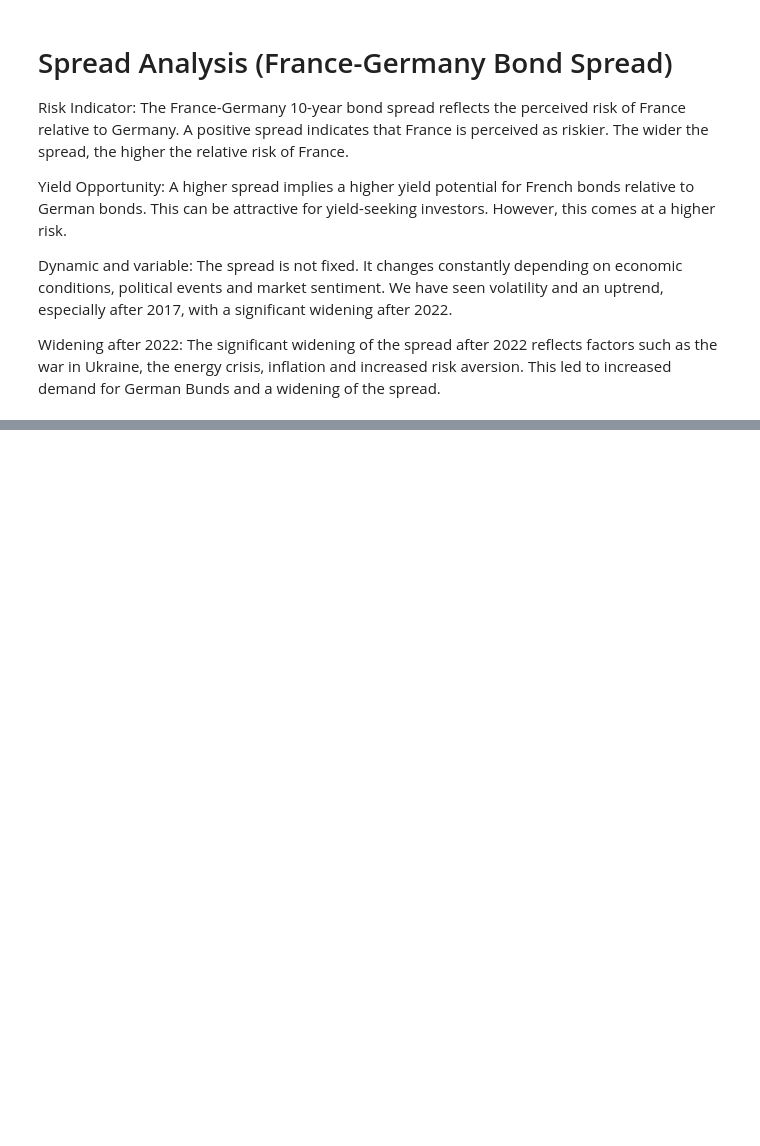
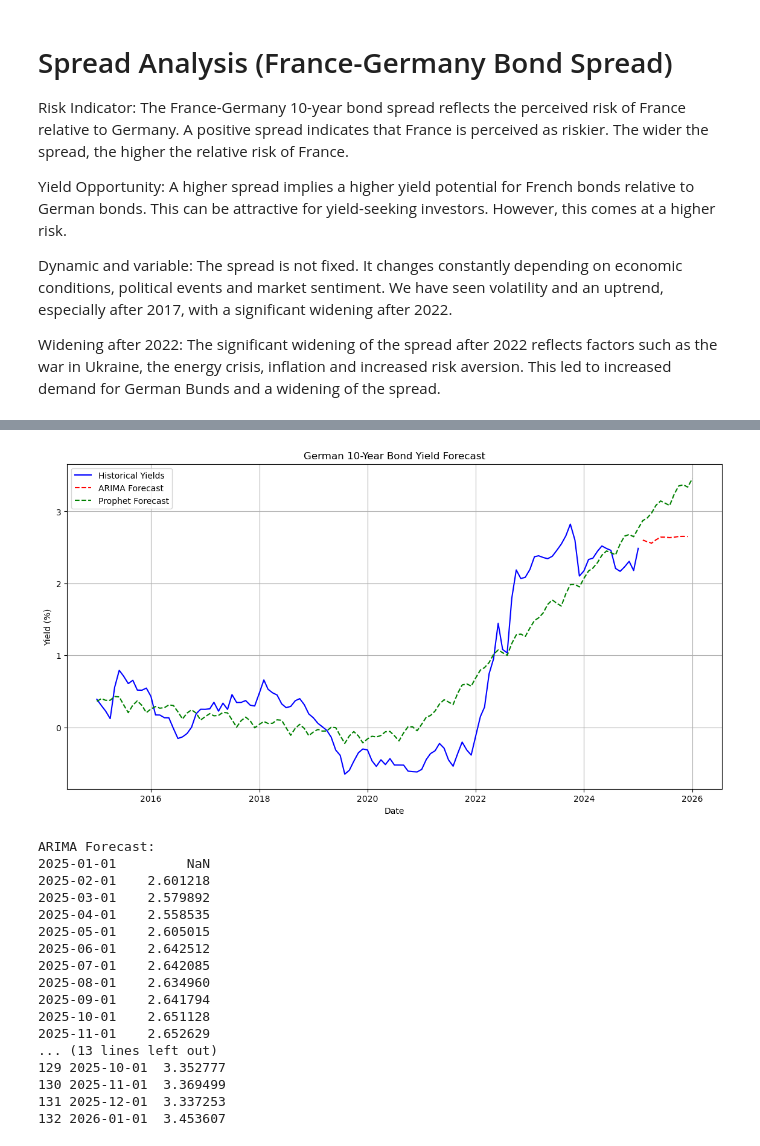
Before and after one commit to barhador/French-Bonds-Analysis, a Jupyter notebook: france-bonds.ipynb, the cells around one changed output, grey strips where cells are left out. Drawn from its saved outputs; the diff is of its cells as text; code cells hidden in the pictures; blank space fills up the shorter version.

Commit message:
Added Forecasting German and French 10- Year Bond Yields

```diff
--- a/france-bonds.ipynb
+++ b/france-bonds.ipynb
@@ -177,0 +182,48 @@ plt.show()
+# %%
+
+df_germany = pd.read_csv("IRLTLT01DEM140N.csv", parse_dates=["observation_date"], index_col="observation_date")
+df_france = pd.read_csv("IRLTLT01FRM156N.csv", parse_dates=["observation_date"], index_col="observation_date")
+
+data = df_germany['IRLTLT01DEM156N'].dropna()
+data = data.asfreq('MS')
+
+order = (5, 1, 0)
+model_arima = ARIMA(data, order=order)
+model_arima_fit = model_arima.fit()
+
+forecast_arima = model_arima_fit.forecast(steps=12)
+forecast_index_arima = pd.date_range(data.index[-1], periods=12, freq='MS')
+forecast_arima_series = pd.Series(forecast_arima, index=forecast_index_arima)
+
+df_prophet = df_germany[['IRLTLT01DEM156N']].reset_index()
+df_prophet.columns = ['ds', 'y']
+df_prophet.dropna(inplace=True)
+
+model_prophet = Prophet()
+model_prophet.fit(df_prophet)
+
+future_prophet = model_prophet.make_future_dataframe(periods=12, freq='MS') # Forecast 12 months
+forecast_prophet = model_prophet.predict(future_prophet)
+
+
+# Visualization
+plt.figure(figsize=(14, 7))
+
+plt.plot(data.index, data, label='Historical Yields', color='blue')
+
+plt.plot(forecast_arima_series.index, forecast_arima_series, label='ARIMA Forecast', color='red', linestyle='--')
+
+plt.plot(forecast_prophet['ds'], forecast_prophet['yhat'], label='Prophet Forecast', color='green', linestyle='--')
+
+plt.title('German 10-Year Bond Yield Forecast')
+plt.xlabel('Date')
+plt.ylabel('Yield (%)')
+plt.legend()
+plt.grid(True)
+plt.show()
+
+print("ARIMA Forecast:")
+print(forecast_arima_series)
+print("\nProphet Forecast:")
+print(forecast_prophet[['ds', 'yhat']].tail(12))
+# %% [output]
@@ -177,0 +232,18 @@ plt.show()
+[figure, added]
+ARIMA Forecast:
+2025-01-01         NaN
+2025-02-01    2.601218
+2025-03-01    2.579892
+2025-04-01    2.558535
+2025-05-01    2.605015
+2025-06-01    2.642512
+2025-07-01    2.642085
+2025-08-01    2.634960
+2025-09-01    2.641794
+2025-10-01    2.651128
+2025-11-01    2.652629
+... (13 lines left out)
+129 2025-10-01  3.352777
+130 2025-11-01  3.369499
+131 2025-12-01  3.337253
+132 2026-01-01  3.453607
```
Also changed, not shown: parts of 5 cells of this notebook.
